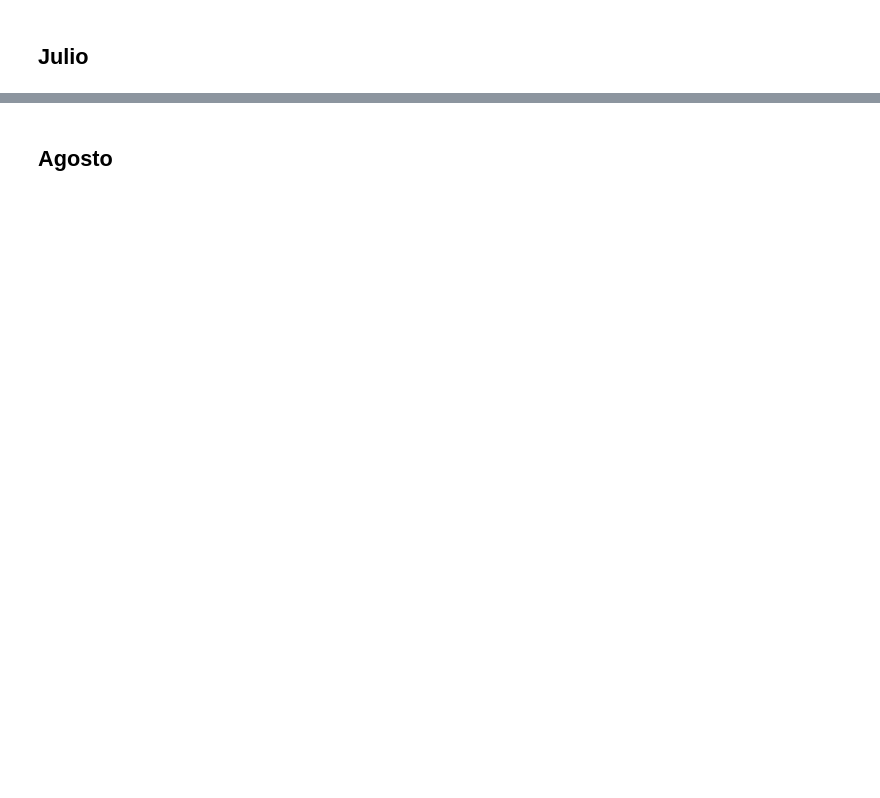
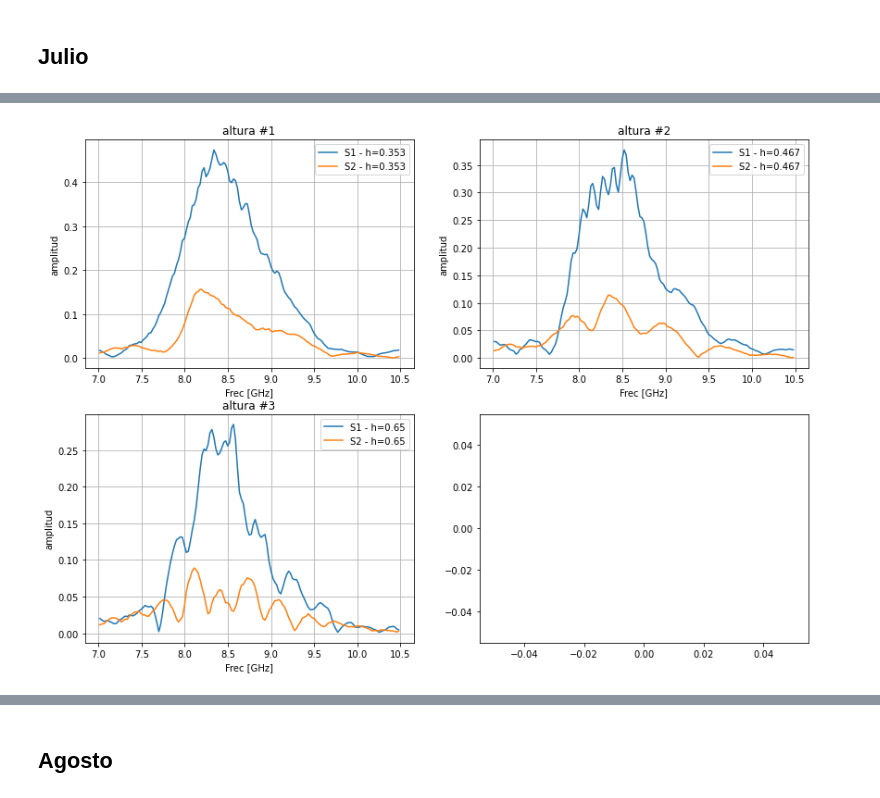
Before and after one commit to Coraline-github/tesis, a Jupyter notebook: señales.ipynb, the cells around one changed output, grey strips where cells are left out. Cells and saved outputs as stored; diff of their text form; code cells hidden in the pictures; blank space fills up the shorter version.

```diff
--- a/señales.ipynb
+++ b/señales.ipynb
@@ -426,0 +511,32 @@ plt.show()
+# %%
+fig , ax = plt.subplots(nrows=2, ncols=2, figsize=(14,10))
+
+ax[0,0].plot(f1,np.abs(S1_jul_fft[0,:]),label = 'S1 - h='+str(h1_jul[0]))
+ax[0,0].plot(f1,np.abs(S2_jul_fft[0,:]),label = 'S2 - h='+str(h2_jul[0]))
+ax[0,0].grid()
+ax[0,0].set_xlabel('Frec [GHz]')
+ax[0,0].set_ylabel('amplitud')
+ax[0,0].legend(loc="best")
+ax[0,0].set_title('altura #'+str(0+1))
+
+ax[0,1].plot(f1,np.abs(S1_jul_fft[1,:]),label = 'S1 - h='+str(h1_jul[1]))
+ax[0,1].plot(f1,np.abs(S2_jul_fft[1,:]),label = 'S2 - h='+str(h2_jul[1]))
+ax[0,1].grid()
+ax[0,1].set_xlabel('Frec [GHz]')
+ax[0,1].set_ylabel('amplitud')
+ax[0,1].legend(loc="best")
+ax[0,1].set_title('altura #'+str(1+1))
+
+ax[1,0].plot(f1,np.abs(S1_jul_fft[2,:]),label = 'S1 - h='+str(h1_jul[2]))
+ax[1,0].plot(f1,np.abs(S2_jul_fft[2,:]),label = 'S2 - h='+str(h2_jul[2]))
+ax[1,0].grid()
+ax[1,0].set_xlabel('Frec [GHz]')
+ax[1,0].set_ylabel('amplitud')
+ax[1,0].legend(loc="best")
+ax[1,0].set_title('altura #'+str(2+1))
+
+ax[1,1].plot()
+
+plt.savefig(os.path.join('graficos','S1_vs_S2_julio.png'))
+# %% [output]
+[figure, added]
```
Also changed, not shown: parts of 31 cells of this notebook, 5 other files.
